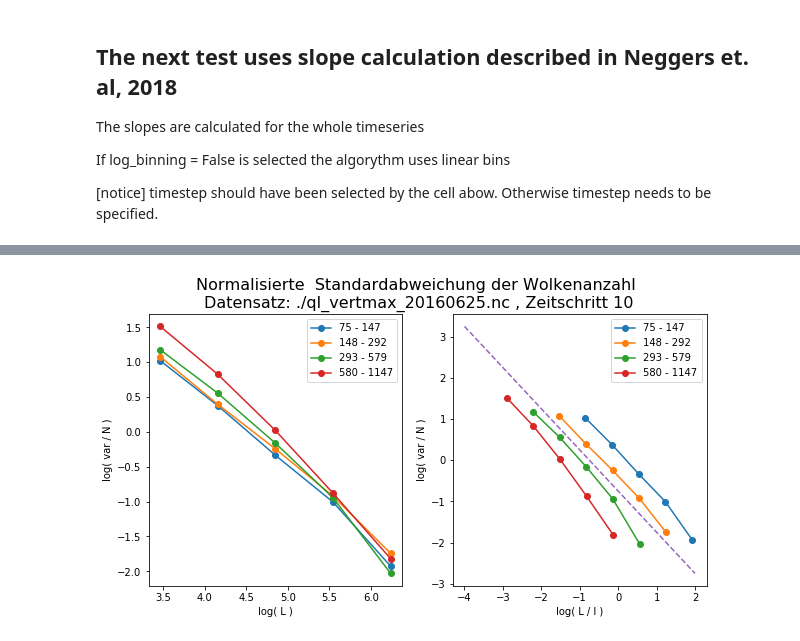
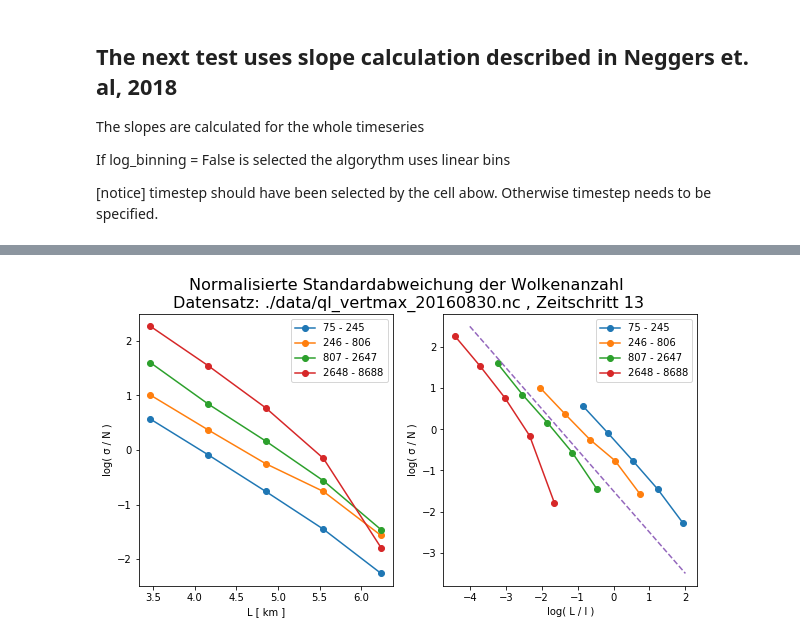
Before and after one commit to tillvondenhoff/SHK_project, a Jupyter notebook: cloudAnalysis.ipynb, the cells around one changed output, grey strips where cells are left out. Saved outputs shown, nothing was run; the diff lists cells and outputs as text; code cells hidden in the pictures.

```diff
--- a/cloudAnalysis.ipynb
+++ b/cloudAnalysis.ipynb
@@ -38,7 +38,7 @@ from random import random
 import matplotlib
 import sys
 # %%
-cloud_file = './data/ql_vertmax_20160719.nc'
+cloud_file = './data/ql_vertmax_20160830.nc'
 cloud_data = Dataset(cloud_file)
 # %% [markdown]
 Let's have a look at the resulting slopes using the 3 different distribution methods
@@ -57,9 +57,9 @@ import matplotlib.pyplot as plt
 
 thresh = 1e-6
 min_pixel = 4
-bin_n = 75
+bin_n = 15
 bin_min = 25
-bin_max = 500
+bin_max = 750
 
 n_clouds = []
 time = np.arange(len(cloud_data.variables['time'][:]))
@@ -78,7 +78,7 @@ print ('min at pos',np.nanargmin(slope_var)+len(cloud_data.variables['time'][:])
 print ('max at pos',np.nanargmax(slope_var)+len(cloud_data.variables['time'][:])-len(time))
 
 axes = plt
-
+axes.figure(figsize=(10,6))
 axes.bar(time, n_clouds, color='lightgrey')
 axes.xlabel('Time')
 axes.ylabel('Number of clouds')  # we already handled the x-label with ax1
@@ -94,4 +94,5 @@ axes2.plot(time, slope_log, linewidth=3, color='tab:pink', label='log')
 axes2.plot(time, slope_com, linewidth=3, color='tab:green', label='com')
 
 plt.legend()
+#plt.savefig('log_com_slopes_clouds_20160830.png')
 # %% [output]
@@ -229,24 +233,29 @@ import matplotlib.pyplot as plt
 import warnings
 warnings.filterwarnings("ignore")
 
-#timestep = 10
+timestep = 13
+
 subdomains = [2,4,8,16,32]
-n_bins = 4
 log_binning = True
+
 inbetween_subs = True
+n_bins = 4                 #number of bins per subdomain wich the histogram holds
+
 min_pixel = 9
+buffer_size = .5           #buffer_size given as a percentage of the full domain's length
 
 l2D = cloud_data.variables['ql'][timestep,:,:]
 l2D_bi = np.zeros_like(l2D).astype(int)
 l2D_bi[l2D>1e-6]=1
 
-labeled_clouds, l2D_bi_buf, n_buffer, cloud_center, cloud_pixels = cluster_2D(l2D_bi,buffer_size)
+labeled_clouds, l2D_bi_buf, n_buffer, cloud_center_x, cloud_center_y, cloud_pixels = cluster_2D(l2D_bi,buffer_size)
 
 cloud_size = np.sqrt(np.asarray(cloud_pixels))*25.
-cloud_center = np.asarray(cloud_center)
+cloud_center_x = np.asarray(cloud_center_x)
+cloud_center_y = np.asarray(cloud_center_y)
 
 new_arr = np.zeros_like(l2D_bi).astype(float)
-new_arr[cloud_center[:,0],cloud_center[:,1]] = cloud_size
+new_arr[cloud_center_x,cloud_center_y] = cloud_size
 
 var = []
 N_mean =  []
@@ -278,28 +287,30 @@ for n_x_slices in subdomains:
             dist.append(n_cl_per_bin)
 
     if inbetween_subs:
-                for y in range(n_y_slices):
-                    for x in range(n_x_slices-1):
-                        tmp_sub = new_arr[y*y_split:(y+1)*y_split,int((x+.5)*x_split):int((x+1.5)*x_split)]
-                        tmp_cl_size = tmp_sub[tmp_sub>np.sqrt(min_pixel)*25.]
-                        if log_binning:
-                            n_cl_per_bin, l = np.histogram(tmp_cl_size, bins=np.logspace(np.log10(cloud_area_min),np.log10(cloud_area_max), n_bins+1),range=(cloud_area_min, cloud_area_max))
-                        else:
-                            n_cl_per_bin, l = np.histogram(tmp_cl_size, bins=n_bins,range=(cloud_area_min, cloud_area_max))
-                        dist.append(n_cl_per_bin)
+        for y in range(n_y_slices):
+            for x in range(n_x_slices-1):
+                tmp_sub = new_arr[y*y_split:(y+1)*y_split,int((x+.5)*x_split):int((x+1.5)*x_split)]
+                tmp_cl_size = tmp_sub[tmp_sub>np.sqrt(min_pixel)*25.]
+                if log_binning:
+                    n_cl_per_bin, l = np.histogram(tmp_cl_size, bins=np.logspace(np.log10(cloud_area_min),np.log10(cloud_area_max), n_bins+1),range=(cloud_area_min, cloud_area_max))
+                else:
+                    n_cl_per_bin, l = np.histogram(tmp_cl_size, bins=n_bins,range=(cloud_area_min, cloud_area_max))
+                dist.append(n_cl_per_bin)
 
-                for y in range(n_y_slices-1):
-                    for x in range(n_x_slices):
-                        tmp_sub = new_arr[int((y+.5)*y_split):int((y+1.5)*y_split),x*x_split:(x+1)*x_split]
-                        tmp_cl_size = tmp_sub[tmp_sub>np.sqrt(min_pixel)*25.]
-                        if log_binning:
-                            n_cl_per_bin, l = np.histogram(tmp_cl_size, bins=np.logspace(np.log10(cloud_area_min),np.log10(cloud_area_max), n_bins+1),range=(cloud_area_min, cloud_area_max))
-                        else:
-                            n_cl_per_bin, l = np.histogram(tmp_cl_size, bins=n_bins,range=(cloud_area_min, cloud_area_max))
-                        dist.append(n_cl_per_bin)
+        for y in range(n_y_slices-1):
+            for x in range(n_x_slices):
+                tmp_sub = new_arr[int((y+.5)*y_split):int((y+1.5)*y_split),x*x_split:(x+1)*x_split]
+                tmp_cl_size = tmp_sub[tmp_sub>np.sqrt(min_pixel)*25.]
+                if log_binning:
+                    n_cl_per_bin, l = np.histogram(tmp_cl_size, bins=np.logspace(np.log10(cloud_area_min),np.log10(cloud_area_max), n_bins+1),range=(cloud_area_min, cloud_area_max))
+                else:
+                    n_cl_per_bin, l = np.histogram(tmp_cl_size, bins=n_bins,range=(cloud_area_min, cloud_area_max))
+                dist.append(n_cl_per_bin)
 
     dist = np.asarray(dist)
-    print('Number of Subdomains:',len(dist[:,0]))
+
+    #plt.hist(tmp_cl_size,bins=np.logspace(np.log10(cloud_area_min),np.log10(cloud_area_max), n_bins+1),range=(cloud_area_min, cloud_area_max))
+    #plt.show()
 
     for i in range(n_bins):
         N_mean_sub.append(np.mean(dist[:,i]))
@@ -314,26 +325,26 @@ var = np.asarray(var)
 fig,ax = plt.subplots(1,2,figsize=(10,5))
 y_axis = np.log(var/N_mean)
 
-slope = []
-intercept = []
 for i in range(n_bins):
     x_axis = np.log(L/l[i])
-
+    m, b = np.polyfit(x_axis, y_axis[:,i], 1)
+    print(m)
     im1 = ax[0].plot(np.log(L),y_axis[:,i], '-o', label='%i - %i'%(int(l[i]),int(l[i+1])-1))
     im2 = ax[1].plot(x_axis,y_axis[:,i], '-o', label='%i - %i'%(int(l[i]),int(l[i+1])-1))
 
-im1 = ax[1].plot([-4,2],np.polyval([-1,-.75],[-4,2]),'--')
+im1 = ax[1].plot([-4,2],np.polyval([-1,-1.5],[-4,2]),'--')
 
-fig.suptitle('Normalisierte  Standardabweichung der Wolkenanzahl \nDatensatz: %s , Zeitschritt %i' % (cloud_file,timestep), fontsize=16)
+fig.suptitle('Normalisierte Standardabweichung der Wolkenanzahl \nDatensatz: %s , Zeitschritt %i' % (cloud_file,timestep), fontsize=16)
 
 ax[0].legend(loc='best')
-ax[0].set_xlabel('log( L )')
-ax[0].set_ylabel('log( var / N )')
+ax[0].set_xlabel('L [ km ]')
+ax[0].set_ylabel('log( σ / N )')
 
 ax[1].legend(loc='best')
 ax[1].set_xlabel('log( L / l )')
-ax[1].set_ylabel('log( var / N )')
+ax[1].set_ylabel('log( σ / N )')
 
+#plt.savefig('organisation_clouds_ts%i_20160830.png'%timestep)
 plt.show()
 # %% [output]
 min cloud area: 75.0
@@ -347 +357 @@ Number of Subdomains: 3008
-[figure, old version]
+[figure, new version]
```
Also changed, not shown: parts of 10 cells of this notebook, 6 other files.
